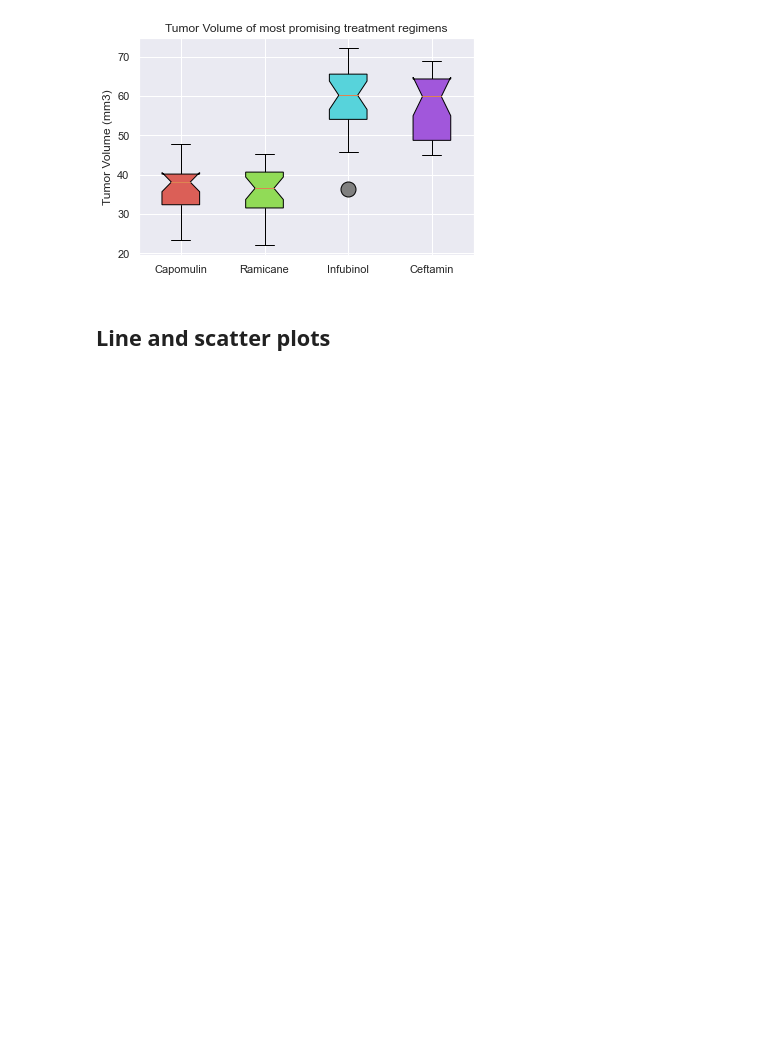
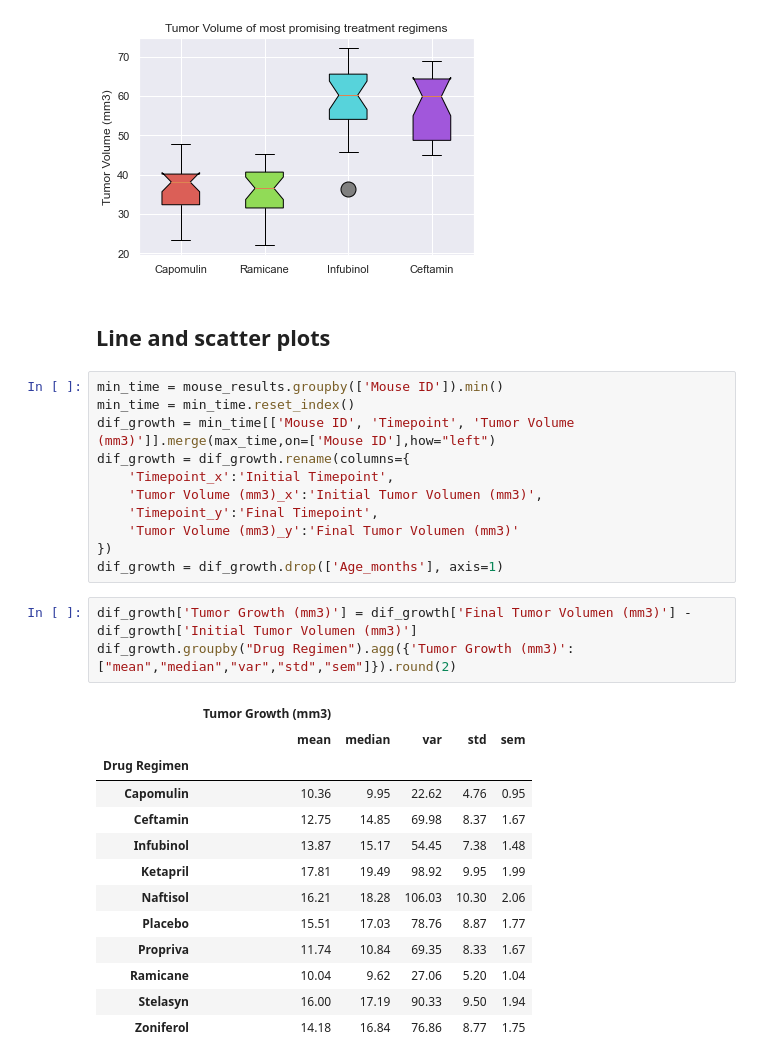
Before and after one commit to cckuqui/Matplotlib-challenge, a Jupyter notebook: main.ipynb, the cells around one changed output. Drawn from its saved outputs; the diff is of its cells as text; blank space fills up the shorter version.

```diff
--- a/main.ipynb
+++ b/main.ipynb
@@ -186,3 +187,31 @@ plt.show()
 [figure]
 # %% [markdown]
 ## Line and scatter plots
+# %%
+min_time = mouse_results.groupby(['Mouse ID']).min()
+min_time = min_time.reset_index()
+dif_growth = min_time[['Mouse ID', 'Timepoint', 'Tumor Volume (mm3)']].merge(max_time,on=['Mouse ID'],how="left")
+dif_growth = dif_growth.rename(columns={
+    'Timepoint_x':'Initial Timepoint',
+    'Tumor Volume (mm3)_x':'Initial Tumor Volumen (mm3)',
+    'Timepoint_y':'Final Timepoint',
+    'Tumor Volume (mm3)_y':'Final Tumor Volumen (mm3)'
+})
+dif_growth = dif_growth.drop(['Age_months'], axis=1)
+# %%
+dif_growth['Tumor Growth (mm3)'] = dif_growth['Final Tumor Volumen (mm3)'] - dif_growth['Initial Tumor Volumen (mm3)']
+dif_growth.groupby("Drug Regimen").agg({'Tumor Growth (mm3)':["mean","median","var","std","sem"]}).round(2)
+# %% [output]
+|  | Tumor Growth (mm3) |  |  |  |  |
+|  | mean | median | var | std | sem |
+| Drug Regimen |  |  |  |  |  |
+| Capomulin | 10.36 | 9.95 | 22.62 | 4.76 | 0.95 |
+| Ceftamin | 12.75 | 14.85 | 69.98 | 8.37 | 1.67 |
+| Infubinol | 13.87 | 15.17 | 54.45 | 7.38 | 1.48 |
+| Ketapril | 17.81 | 19.49 | 98.92 | 9.95 | 1.99 |
+| Naftisol | 16.21 | 18.28 | 106.03 | 10.30 | 2.06 |
+| Placebo | 15.51 | 17.03 | 78.76 | 8.87 | 1.77 |
+| Propriva | 11.74 | 10.84 | 69.35 | 8.33 | 1.67 |
+| Ramicane | 10.04 | 9.62 | 27.06 | 5.20 | 1.04 |
+| Stelasyn | 16.00 | 17.19 | 90.33 | 9.50 | 1.94 |
+| Zoniferol | 14.18 | 16.84 | 76.86 | 8.77 | 1.75 |
```
Also changed, not shown: parts of 9 cells of this notebook.
